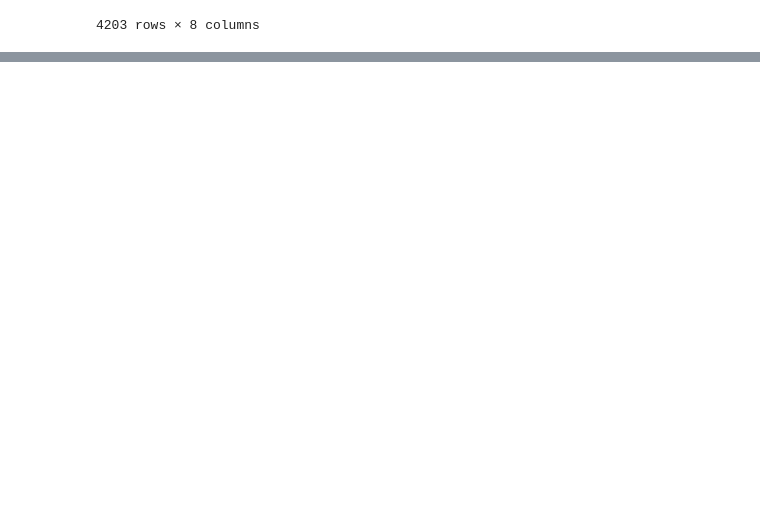
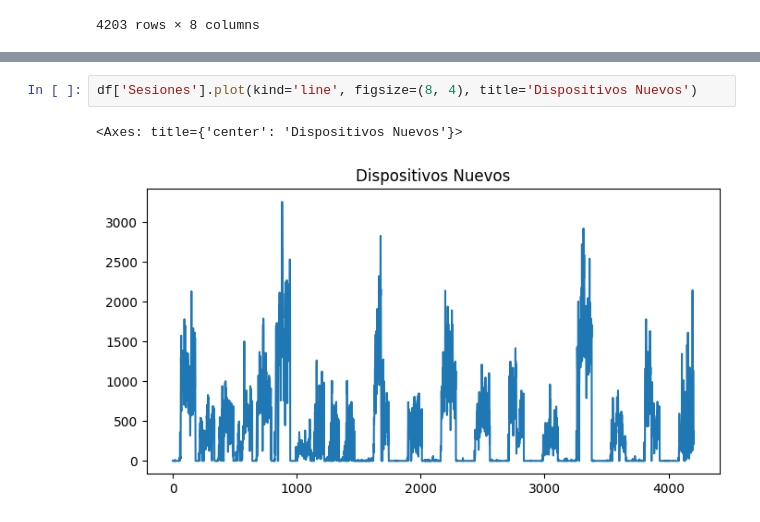
Before and after one commit to JosePimienta/Zonas-WIFI, a Jupyter notebook: Estudio_de_zonas_wifi_en_la_ciudad_de_Cartagena.ipynb, the cells around one changed output, grey strips where cells are left out. Drawn from its saved outputs; the diff is of its cells as text; blank space fills up the shorter version.

```diff
--- a/Estudio_de_zonas_wifi_en_la_ciudad_de_Cartagena.ipynb
+++ b/Estudio_de_zonas_wifi_en_la_ciudad_de_Cartagena.ipynb
@@ -200,0 +221,5 @@ df
+# %%
+df['Sesiones'].plot(kind='line', figsize=(8, 4), title='Dispositivos Nuevos')
+# %% [output]
+<Axes: title={'center': 'Dispositivos Nuevos'}>
+[figure, added]
```
Also changed, not shown: parts of 10 cells of this notebook.
